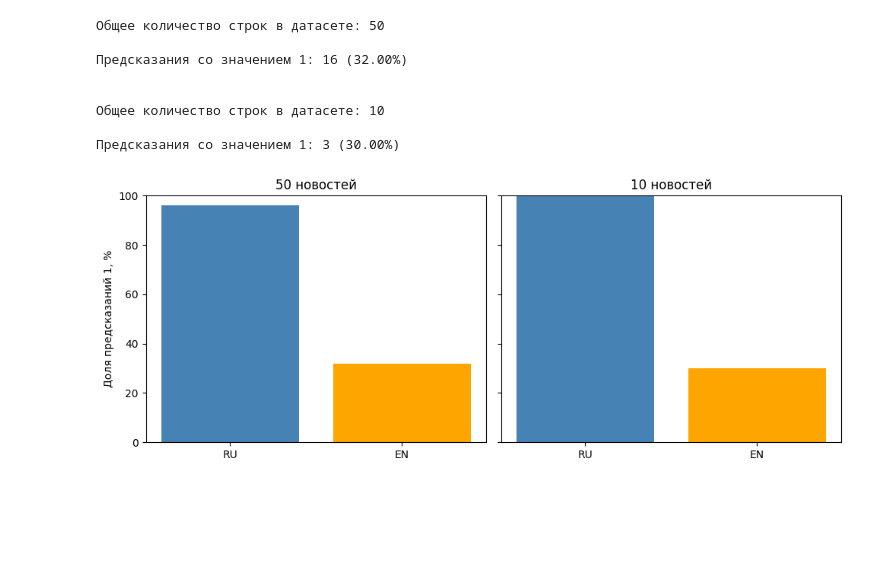
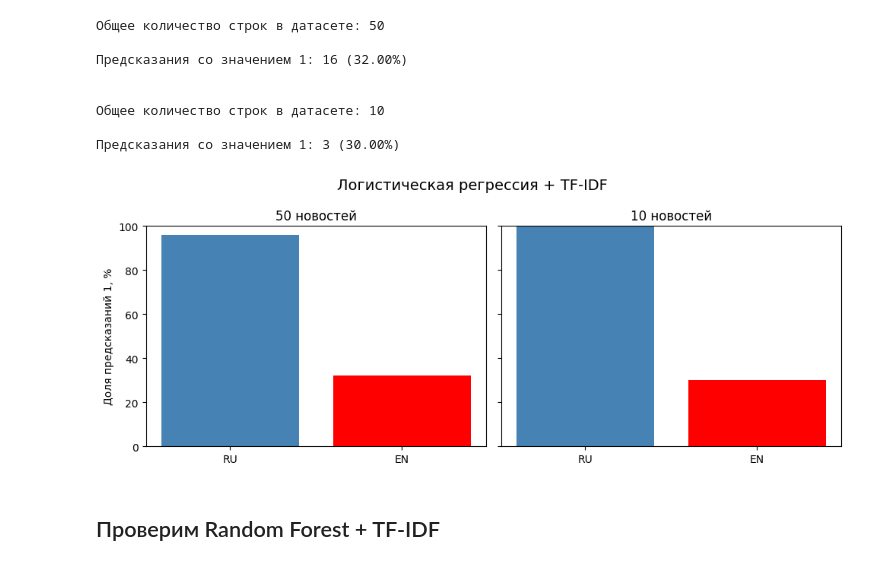
Before and after one commit to RafaelPozoyan/russian_fake_news_detector, a Jupyter notebook: approach_comparsion.ipynb, the cells around one changed output. Cells and saved outputs as stored; diff of their text form; code cells hidden in the pictures; blank space fills up the shorter version.

```diff
--- a/approach_comparsion.ipynb
+++ b/approach_comparsion.ipynb
@@ -141,6 +141,8 @@ print(f"Работаем с первыми {len(comparsion_dataset_10_eng)} ст
 ### Проверим датасет на русском языке
 # %%
 log_reg_rus = pickle.load(open('models/logistic_regression_model_tf.pkl', 'rb'))
+ran_for_rus = pickle.load(open('models/random_forest_model_tf.pkl', 'rb'))
+nai_bay_rus = pickle.load(open('models/naive_bayes_model_tf.pkl', 'rb'))
 tfidf_vectorizer_rus = pickle.load(open('models/tfidf_vectorizer_tf.pkl', 'rb'))
 # %%
 X_test_50_rus = tfidf_vectorizer_rus.transform(comparsion_dataset_50['combined_text'])
@@ -175,6 +177,8 @@ print(f"\nПредсказания со значением 1: {predictions} ({pe
 ### Проверим датасет на английском языке
 # %%
 log_reg_eng = pickle.load(open('models/logistic_regression_model_tf_eng.pkl', 'rb'))
+ran_for_eng = pickle.load(open('models/random_forest_model_tf_eng.pkl', 'rb'))
+nai_bay_eng = pickle.load(open('models/naive_bayes_model_tf_eng.pkl', 'rb'))
 tfidf_vectorizer_eng = pickle.load(open('models/tfidf_vectorizer_tf_eng.pkl', 'rb'))
 # %% [markdown]
 #### Переведем датасеты на английский язык
@@ -312,26 +316,29 @@ print(f"\nПредсказания со значением 1: {predictions} ({pe
 # %%
 fig, axes = plt.subplots(1, 2, figsize=(10, 4), sharey=True)
 
 # данные для 50 новостей
 x1 = np.arange(2)
 axes[0].bar(x1, [percentage_50_rus, percentage_50_eng],
-            color=['steelblue', 'orange'])
+            color=['steelblue', 'red'])
 axes[0].set_xticks(x1)
 axes[0].set_xticklabels(['RU', 'EN'])
 axes[0].set_ylim(0, 100)
 axes[0].set_title('50 новостей')
 axes[0].set_ylabel('Доля предсказаний 1, %')
 
 # данные для 10 новостей
 x2 = np.arange(2)
 axes[1].bar(x2, [percentage_10_rus, percentage_10_eng],
-            color=['steelblue', 'orange'])
+            color=['steelblue', 'red'])
 axes[1].set_xticks(x2)
 axes[1].set_xticklabels(['RU', 'EN'])
 axes[1].set_ylim(0, 100)
 axes[1].set_title('10 новостей')
 
+fig.suptitle('Логистическая регрессия + TF-IDF', fontsize=14)
 plt.tight_layout()
 plt.show()
 # %% [output]
-[figure, old version]
+[figure, new version]
+# %% [markdown]
+## Проверим Random Forest + TF-IDF
```
Also changed, not shown: parts of 9 cells of this notebook.
